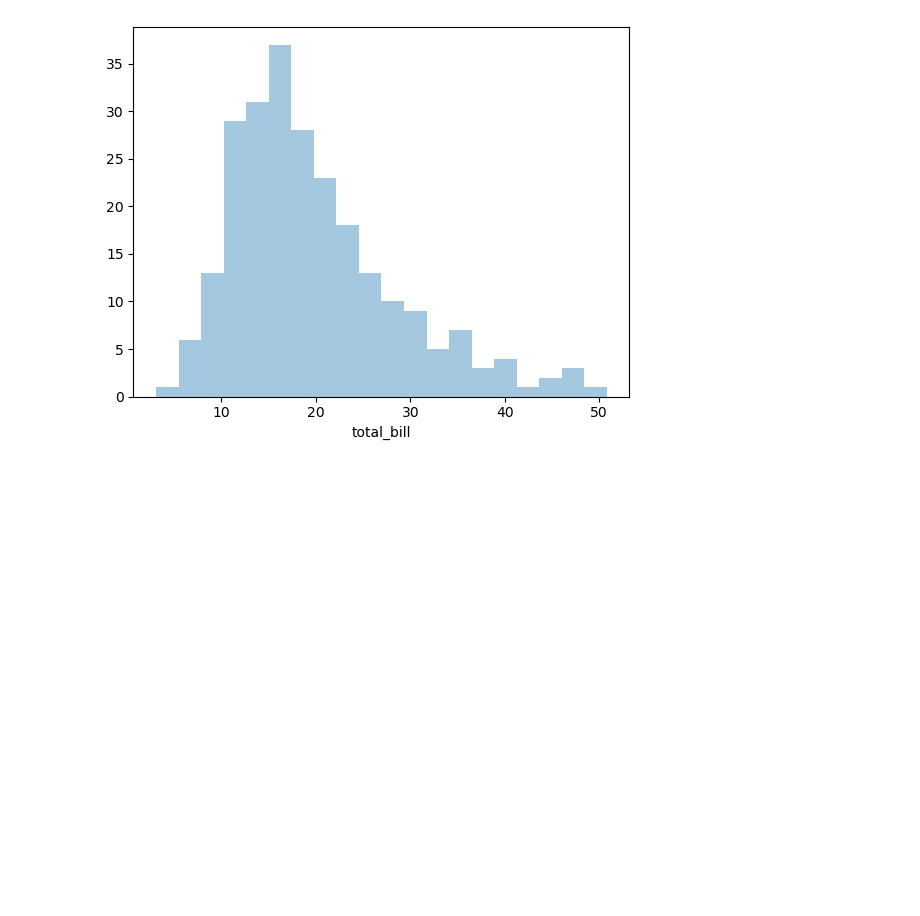
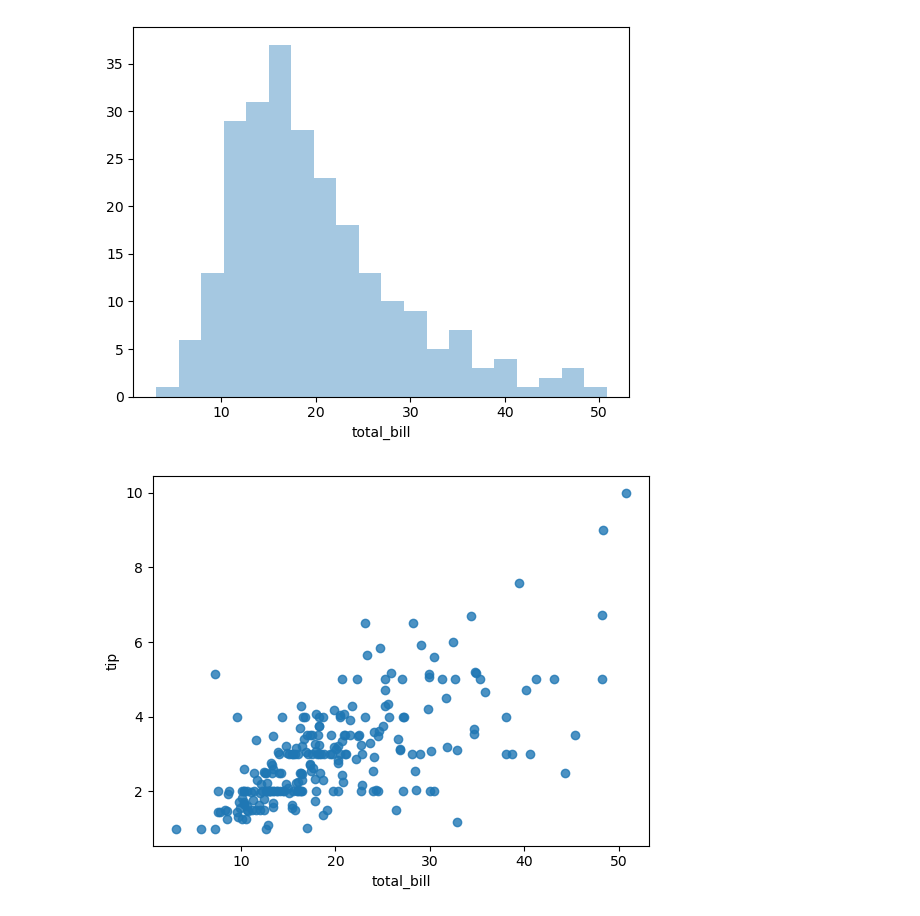
Before and after one commit to pipipik/skillup_01, a Jupyter notebook: DAY6/20240209_DAY6.ipynb, the cells around one changed output. Cells and saved outputs as stored; diff of their text form; code cells hidden in the pictures; blank space fills up the shorter version.

```diff
--- a/DAY6/20240209_DAY6.ipynb
+++ b/DAY6/20240209_DAY6.ipynb
@@ -19,3 +19,8 @@ sns.distplot(tips.total_bill,bins=20, kde = False)
 plt.show()
 # %% [output]
 [figure]
+# %%
+sns.regplot(tips.total_bill,tips.tip, fit_reg=False)
+plt.show()
+# %% [output]
+[figure, added]
```
